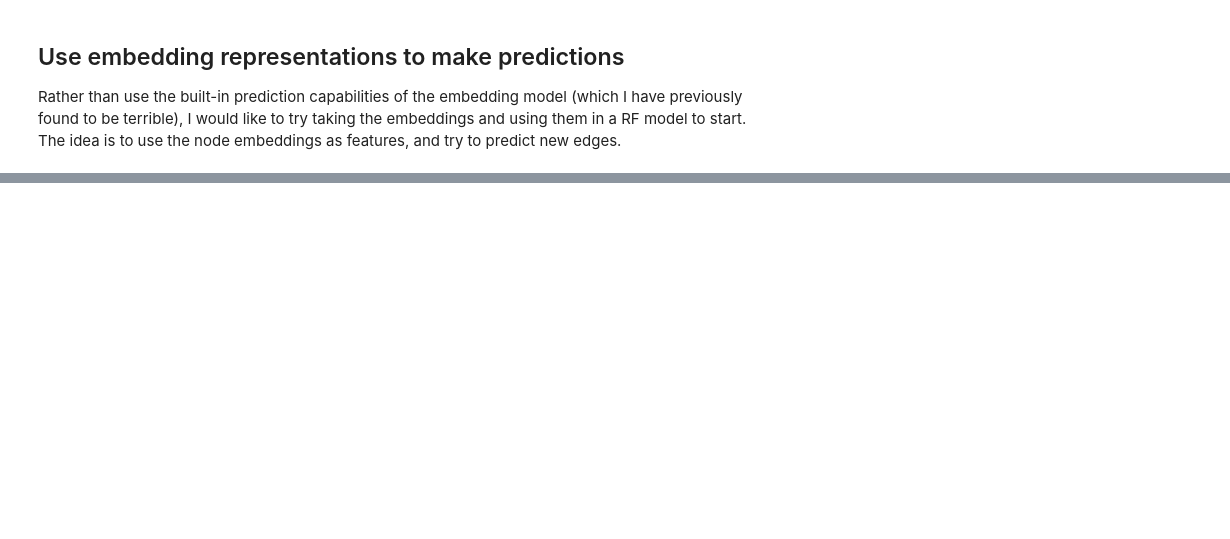
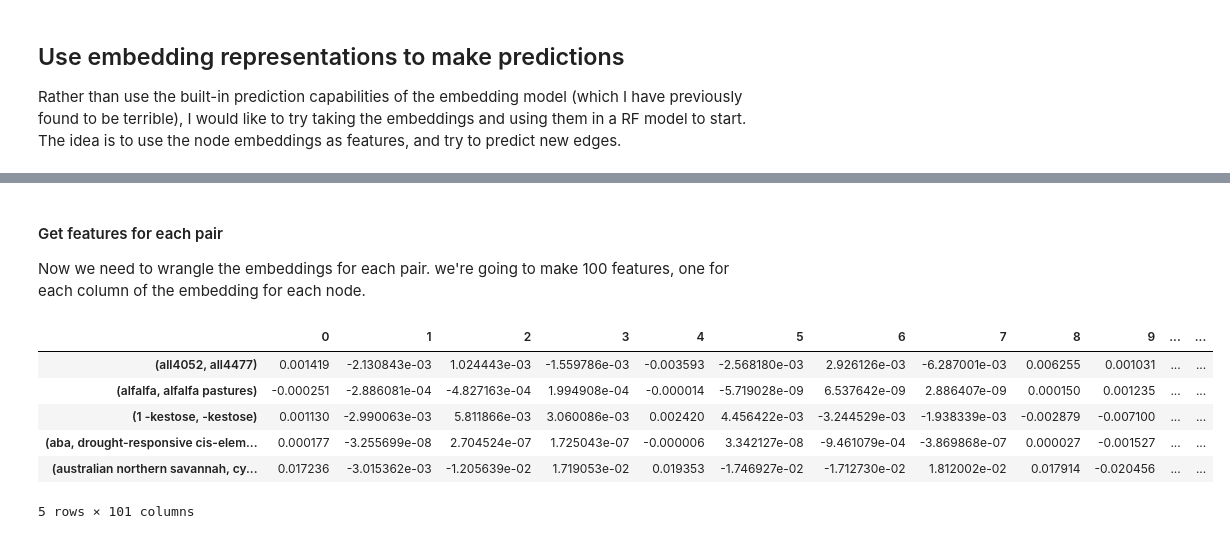
Before and after one commit to serenalotreck/literature-genes, a Jupyter notebook: notebooks/static_link_prediction.ipynb, the cells around one changed output, grey strips where cells are left out. Cells and saved outputs as stored; diff of their text form; code cells hidden in the pictures; blank space fills up the shorter version.

```diff
--- a/notebooks/static_link_prediction.ipynb
+++ b/notebooks/static_link_prediction.ipynb
@@ -85,0 +142,2 @@ node_reps = model.entity_representations
+# %%
+train_pairs = get_class_pairs(train_trips_semantic, num_inst=2000)
@@ -85,0 +146,35 @@ node_reps = model.entity_representations
+# %% [markdown]
+#### Get features for each pair
+Now we need to wrangle the embeddings for each pair. we're going to make 100 features, one for each column of the embedding for each node.
+# %%
+node_reps = my_model.entity_representations[0]()
+# %%
+ent_map = checkpoint['entity_to_id_dict']
+# %%
+label_map = {
+    'desiccation': 1,
+    'drought': 2,
+    'both': 3,
+    'negative': 0
+}
+# %%
+all_train_feat_dfs = []
+for lab, pair_list in train_pairs.items():
+    class_feats = {}
+    for pair in pair_list:
+        feats = node_reps[ent_map[pair[0]]].tolist()
+        feats.extend(node_reps[ent_map[pair[1]]].tolist())
+        class_feats[pair] = feats
+    class_df = pd.DataFrame.from_dict(class_feats, orient='index')
+    class_df['label'] = label_map[lab]
+    all_train_feat_dfs.append(class_df)
+train_df = pd.concat(all_train_feat_dfs).sample(frac=1) # Shuffle the data
+train_df.head()
+# %% [output]
+|  | 0 | 1 | 2 | 3 | 4 | 5 | 6 | 7 | 8 | 9 | ... | ... |
+| (all4052, all4477) | 0.001419 | -2.130843e-03 | 1.024443e-03 | -1.559786e-03 | -0.003593 | -2.568180e-03 | 2.926126e-03 | -6.287001e-03 | 0.006255 | 0.001031 | ... | ... |
+| (alfalfa, alfalfa pastures) | -0.000251 | -2.886081e-04 | -4.827163e-04 | 1.994908e-04 | -0.000014 | -5.719028e-09 | 6.537642e-09 | 2.886407e-09 | 0.000150 | 0.001235 | ... | ... |
+| (1 -kestose, -kestose) | 0.001130 | -2.990063e-03 | 5.811866e-03 | 3.060086e-03 | 0.002420 | 4.456422e-03 | -3.244529e-03 | -1.938339e-03 | -0.002879 | -0.007100 | ... | ... |
+| (aba, drought-responsive cis-elem... | 0.000177 | -3.255699e-08 | 2.704524e-07 | 1.725043e-07 | -0.000006 | 3.342127e-08 | -9.461079e-04 | -3.869868e-07 | 0.000027 | -0.001527 | ... | ... |
+| (australian northern savannah, cy... | 0.017236 | -3.015362e-03 | -1.205639e-02 | 1.719053e-02 | 0.019353 | -1.746927e-02 | -1.712730e-02 | 1.812002e-02 | 0.017914 | -0.020456 | ... | ... |
+5 rows × 101 columns
```
Also changed, not shown: parts of 60 cells of this notebook, 5 other files.
